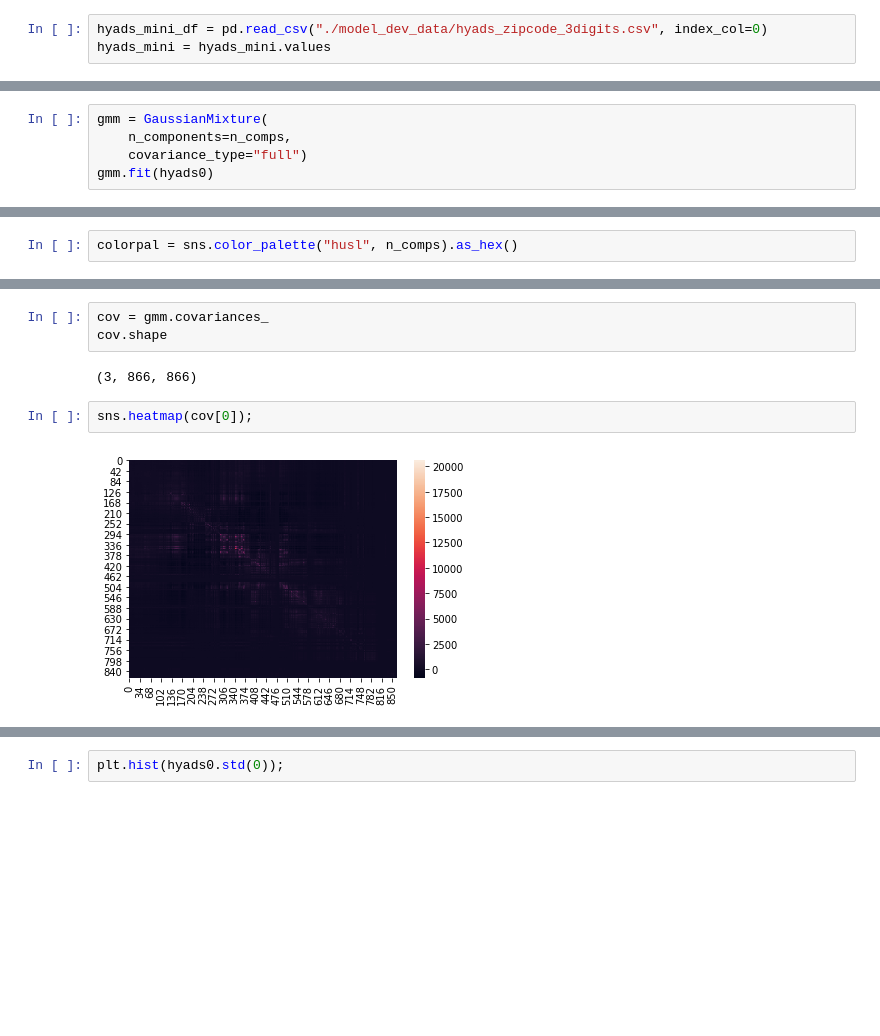
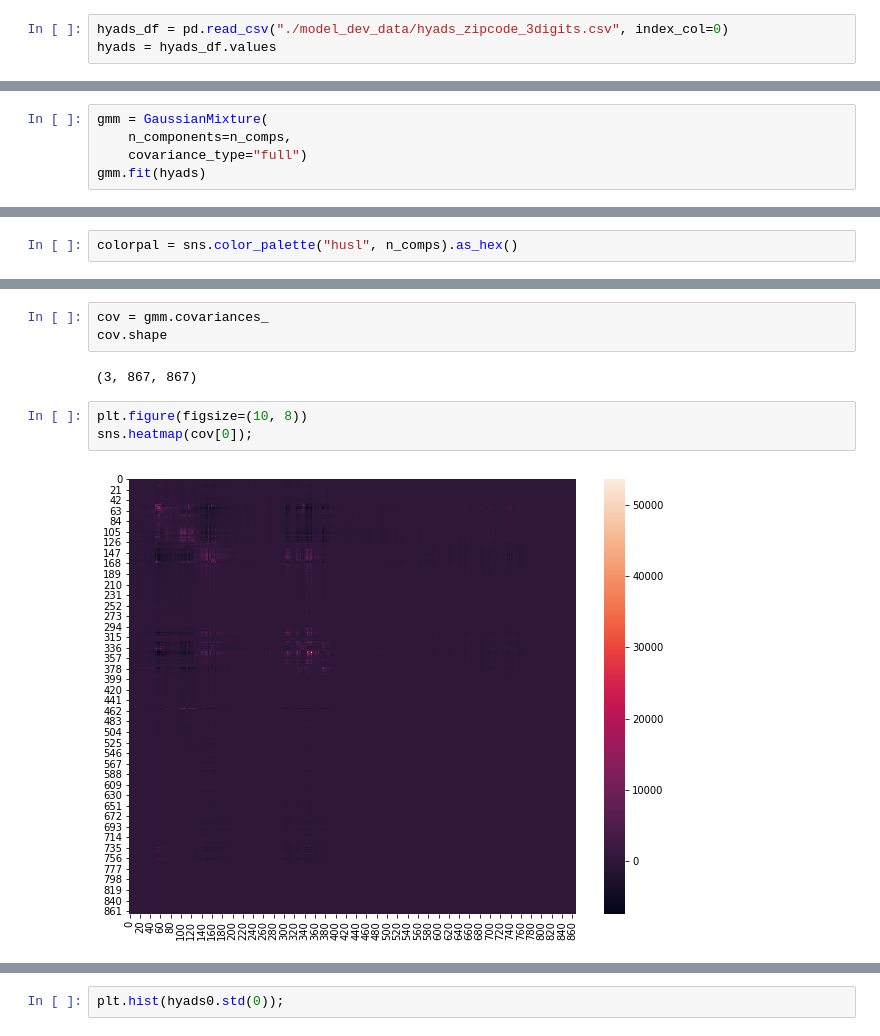
Before and after one commit to mauriciogtec/power-plants, a Jupyter notebook: hyads_mixture.ipynb, the cells around one changed output, grey strips where cells are left out. Cells and saved outputs as stored; diff of their text form; blank space fills up the shorter version.

Commit message:
update hyads notebook

```diff
--- a/hyads_mixture.ipynb
+++ b/hyads_mixture.ipynb
@@ -33,3 +20,3 @@ hyads_df.iloc[:10,:10]
 # %%
-hyads_mini_df = pd.read_csv("./model_dev_data/hyads_zipcode_3digits.csv", index_col=0)
-hyads_mini = hyads_mini.values
+hyads_df = pd.read_csv("./model_dev_data/hyads_zipcode_3digits.csv", index_col=0)
+hyads = hyads_df.values
@@ -97,7 +100,7 @@ hyads0 = hyads_mini
 gmm = GaussianMixture(
     n_components=n_comps,
     covariance_type="full")
-gmm.fit(hyads0)
+gmm.fit(hyads)
 # %% [output]
 GaussianMixture(covariance_type='full', init_params='kmeans', max_iter=100,
                 means_init=None, n_components=3, n_init=1, precisions_init=None,
@@ -145,9 +147,10 @@ Num labels:  3
 cov = gmm.covariances_
 cov.shape
 # %% [output]
-(3, 866, 866)
+(3, 867, 867)
 # %%
+plt.figure(figsize=(10, 8))
 sns.heatmap(cov[0]);
 # %% [output]
-[figure, old version]
+[figure, new version]
 # %%
```
Also changed, not shown: parts of 13 cells of this notebook, 6 other files.
